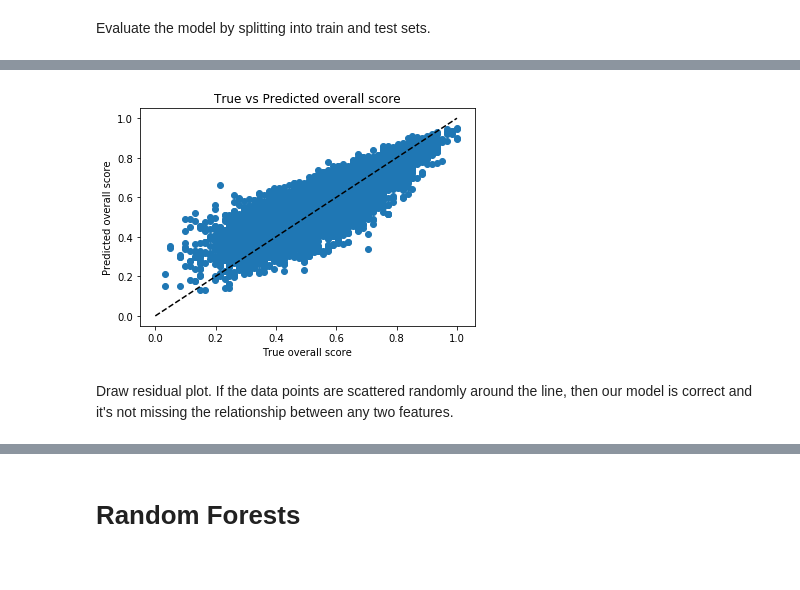
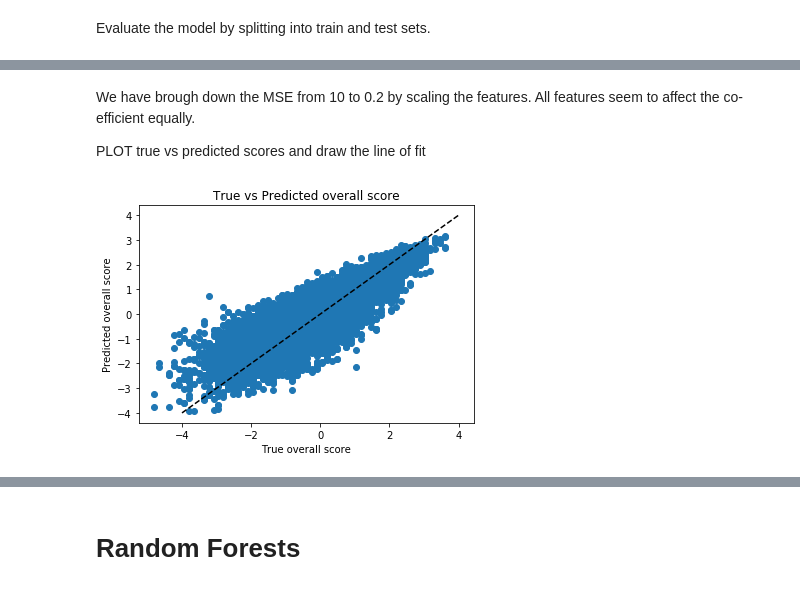
Before and after one commit to siddharthalal/Project-2---Predicting-Player-s-Ratings, a Jupyter notebook: Project 2 - Predicting Player's Rating.ipynb, the cells around one changed output, grey strips where cells are left out. Saved outputs shown, nothing was run; the diff lists cells and outputs as text; code cells hidden in the pictures.

```diff
--- a/Project 2 - Predicting Player's Rating.ipynb
+++ b/Project 2 - Predicting Player's Rating.ipynb
@@ -230,20 +222,18 @@ Index(['attacking_work_rate_high', 'attacking_work_rate_low',
 # %% [markdown]
 The columns that we will be making predictions with.
 # %%
-X = df_modified[['potential', 'preferred_foot_left', 'preferred_foot_right', 'crossing', 'finishing',
+X = df[['potential', 'preferred_foot', 'crossing', 'finishing',
        'heading_accuracy', 'short_passing', 'volleys', 'dribbling', 'curve',
        'free_kick_accuracy', 'long_passing', 'ball_control', 'acceleration',
        'sprint_speed', 'agility', 'reactions', 'balance', 'shot_power',
        'jumping', 'stamina', 'strength', 'long_shots', 'aggression',
        'interceptions', 'positioning', 'vision', 'penalties', 'marking',
        'standing_tackle', 'sliding_tackle',
-       'attacking_work_rate_high', 'attacking_work_rate_low',
-       'attacking_work_rate_medium', 'defensive_work_rate_high',
-       'defensive_work_rate_low', 'defensive_work_rate_medium']]
+       'attacking_work_rate', 'defensive_work_rate']]
 # %% [markdown]
 The column that we want to predict.
 # %%
-y = df_modified["overall_rating"]
+y = df["overall_rating"]
 # %% [markdown]
 # Linear regression
 # %% [markdown]
@@ -275,0 +257,16 @@ PLOT true vs predicted scores and draw the line of fit
+# %%
+from sklearn.preprocessing import StandardScaler
+
+X_train, X_test, y_train, y_test = train_test_split(X, y, test_size=0.3, random_state=0)
+
+# scale the features
+X_scaler = StandardScaler()
+X_train = pd.DataFrame(X_scaler.fit_transform(X_train), columns=X_train.columns)
+X_test = pd.DataFrame(X_scaler.fit_transform(X_test), columns=X_test.columns)
+
+y_scaler = StandardScaler()
+y_train = y_scaler.fit_transform(y_train[:, None])[:, 0]
+y_test = y_scaler.transform(y_test[:, None])[:, 0]
+
+lm = LinearRegression()
+lm.fit(X_train, y_train)
@@ -275,0 +275,10 @@ PLOT true vs predicted scores and draw the line of fit
+# %%
+predicted = lm.predict(X_test)
+print ("Test Accuracy:", round(metrics.r2_score(y_test, predicted) * 100, 2), '%')
+print ("Mean Squared Error:", round(metrics.mean_squared_error(y_test, predicted),5))
+
+#Plot the co-efficients
+coefs = pd.Series(lm.coef_[0], index=X_train.columns)
+plt.subplot(2,1,2)
+coefs.plot(kind="bar")
+plt.show()
@@ -276,12 +289,13 @@ PLOT true vs predicted scores and draw the line of fit
+# %% [markdown]
+We have brough down the MSE from 10 to 0.2 by scaling the features. All features seem to affect the co-efficient equally.
+
+PLOT true vs predicted scores and draw the line of fit
 # %%
 plt.scatter(y_test, predicted)
-plt.plot([0, 1], [0, 1], '--k')
+plt.plot([-4, 4], [-4, 4], '--k')
 plt.xlabel("True overall score")
 plt.ylabel("Predicted overall score")
 plt.title("True vs Predicted overall score")
 plt.show()
 # %% [output]
-[figure, old version]
+[figure, new version]
-# %% [markdown]
-Draw residual plot. If the data points are scattered randomly around the line, then our model is correct
-and it's not missing the relationship between any two features.
```
Also changed, not shown: parts of 55 cells of this notebook.
